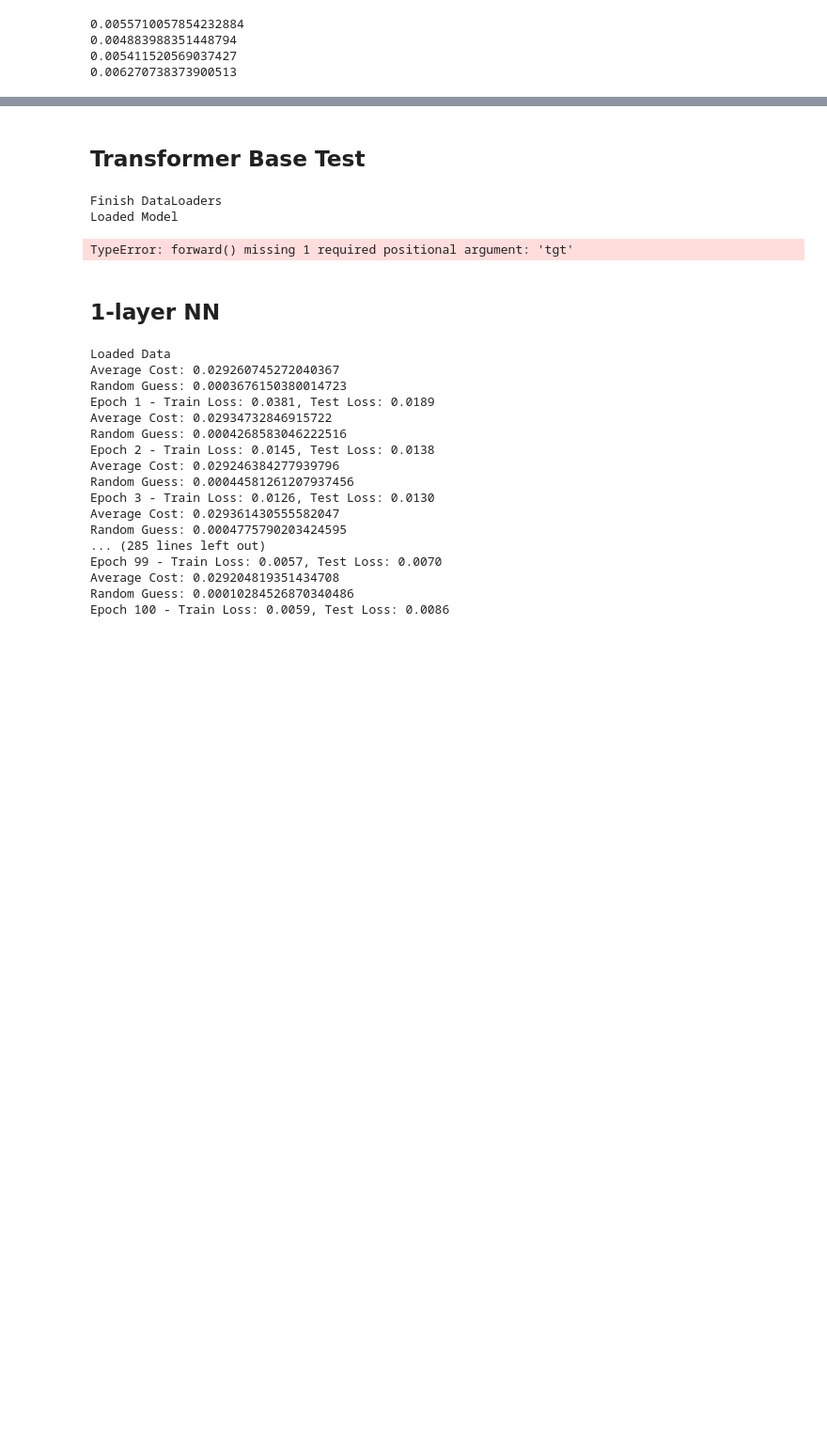
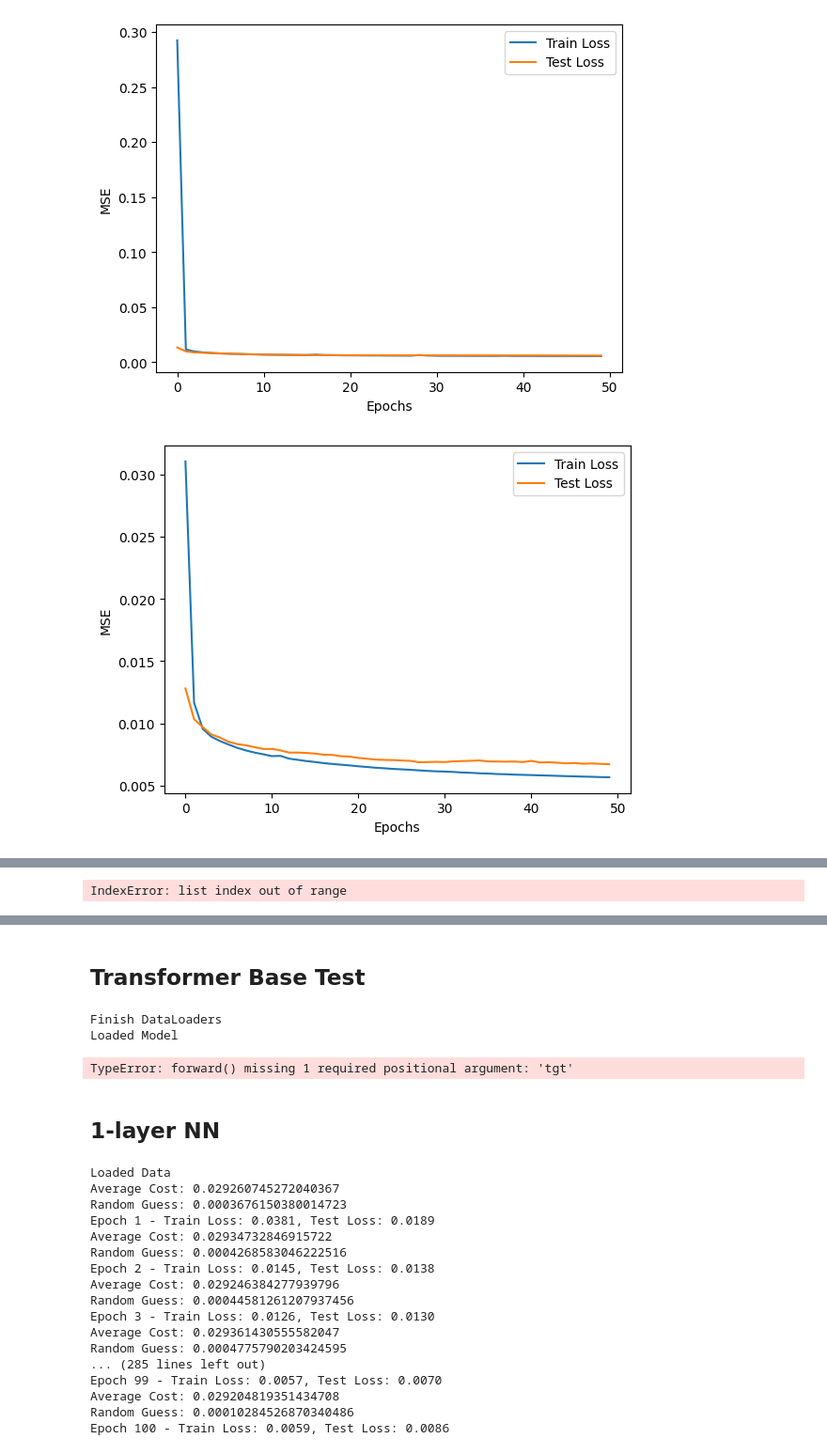
Before and after one commit to david5010/antenna_arrays, a Jupyter notebook: tests.ipynb, the cells around one changed output, grey strips where cells are left out. Shown: that part at 94% size. Saved outputs shown, nothing was run; the diff lists cells and outputs as text; code cells hidden in the pictures; blank space fills up the shorter version.

```diff
--- a/tests.ipynb
+++ b/tests.ipynb
@@ -5,18 +5,21 @@ from main import *
 from torch.utils.data import DataLoader
 from models.transformers import TransformerRegressor
 # %%
+
+np.random.seed(100)
 device = 'cuda' if torch.cuda.is_available() else 'cpu'
 data = np.load('data/large/YZ_Cost_Scaled.npz')['data']
 data = data[np.random.permutation(data.shape[0]), :]
 model = NN2(2048, 1, 8, 8, nn.ReLU)
 print('Loaded Model and Data')
-learning_rate = 1e-3
-num_epochs = 100
+learning_rate = 1e-4
+num_epochs = 50
 criterion = nn.MSELoss()
 optimizer = optim.Adam(model.parameters(), lr = learning_rate)
 size = 64
+seed = True
 
-training_loss, testing_loss = cross_validate(5, model, optimizer, criterion, num_epochs, data, size, device)
+training_loss, testing_loss = cross_validate(3, model, optimizer, criterion, num_epochs, data, size, seed, device)
 # %% [output]
 Loaded Model and Data
 0-Fold
@@ -71,11 +50,11 @@ avg_test_loss2 = np.mean([np.mean(i) for i in test_loss2])
-# %%
-print(avg_test_loss1)
-print(avg_train_loss1)
-
-print(avg_train_loss2)
-print(avg_test_loss2)
-# %% [output]
-0.0055710057854232884
-0.004883988351448794
-0.005411520569037427
-0.006270738373900513
+# %%
+for i in range(5):
+    plt.plot(training_loss[i], label = 'Train Loss')
+    plt.plot(testing_loss[i], label = 'Test Loss')
+    plt.xlabel('Epochs')
+    plt.ylabel('MSE')
+    plt.legend()
+    plt.show()
+# %% [output]
+[figure, added]
+[figure, added]
@@ -81,0 +62 @@ print(avg_test_loss2)
+IndexError: list index out of range
```
Also changed, not shown: parts of 6 cells of this notebook, 4 other files.
